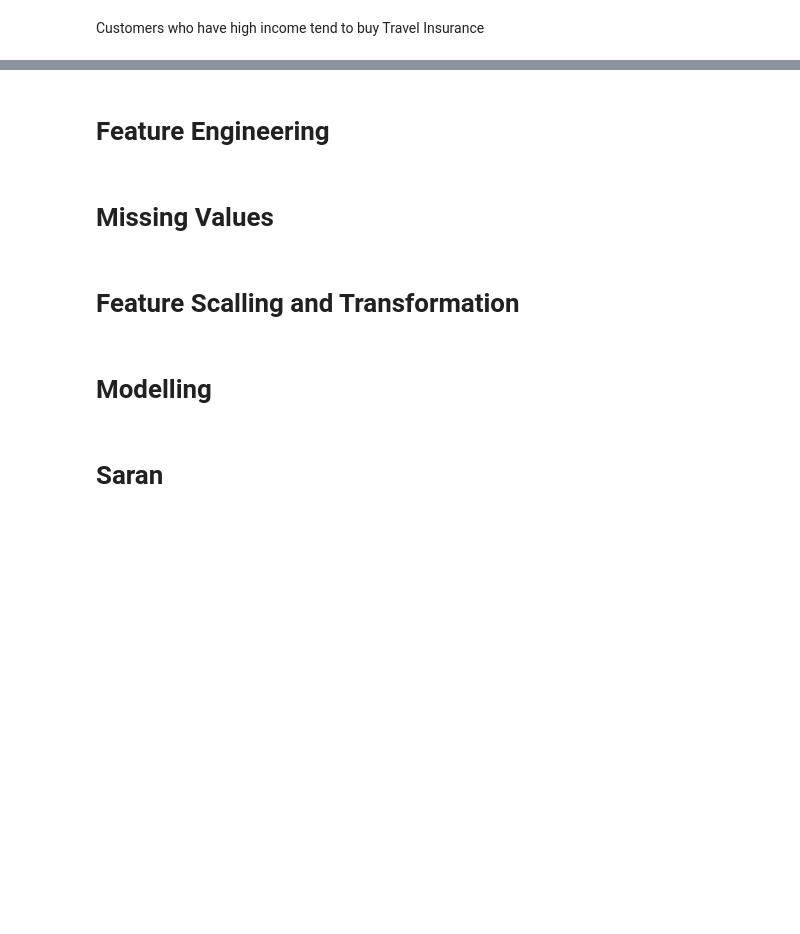
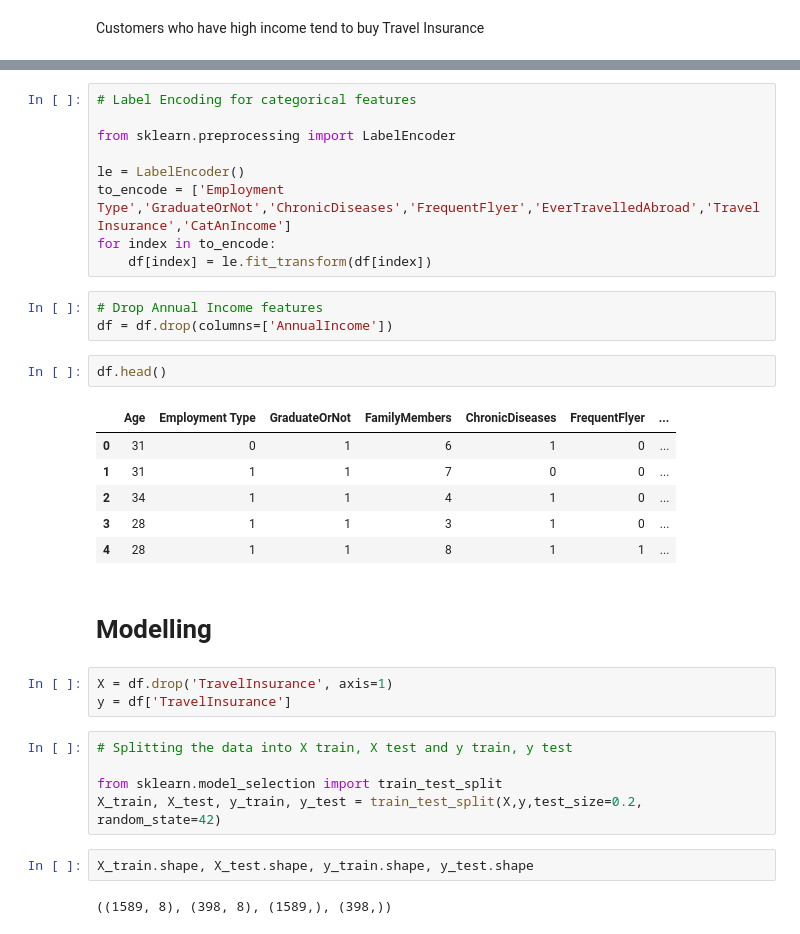
Before and after one commit to vickytanamal/Travel-Insurance-Prediction, a Jupyter notebook: Travel Insurance Prediction.ipynb, the cells around one changed output, grey strips where cells are left out. Cells and saved outputs as stored; diff of their text form; blank space fills up the shorter version.

```diff
--- a/Travel Insurance Prediction.ipynb
+++ b/Travel Insurance Prediction.ipynb
@@ -229,10 +208,35 @@ for i in range(0, len(nums)):
-# %% [markdown]
-# Feature Engineering
-# %% [markdown]
-# Missing Values
-# %% [markdown]
-# Feature Scalling and Transformation
+# %%
+# Label Encoding for categorical features
+
+from sklearn.preprocessing import LabelEncoder
+
+le = LabelEncoder()
+to_encode = ['Employment Type','GraduateOrNot','ChronicDiseases','FrequentFlyer','EverTravelledAbroad','TravelInsurance','CatAnIncome']
+for index in to_encode:
+    df[index] = le.fit_transform(df[index])
+# %%
+# Drop Annual Income features
+df = df.drop(columns=['AnnualIncome'])
+# %%
+df.head()
+# %% [output]
+|  | Age | Employment Type | GraduateOrNot | FamilyMembers | ChronicDiseases | FrequentFlyer | ... |
+| 0 | 31 | 0 | 1 | 6 | 1 | 0 | ... |
+| 1 | 31 | 1 | 1 | 7 | 0 | 0 | ... |
+| 2 | 34 | 1 | 1 | 4 | 1 | 0 | ... |
+| 3 | 28 | 1 | 1 | 3 | 1 | 0 | ... |
+| 4 | 28 | 1 | 1 | 8 | 1 | 1 | ... |
 # %% [markdown]
 # Modelling
-# %% [markdown]
-# Saran
+# %%
+X = df.drop('TravelInsurance', axis=1)
+y = df['TravelInsurance']
+# %%
+# Splitting the data into X train, X test and y train, y test
+
+from sklearn.model_selection import train_test_split
+X_train, X_test, y_train, y_test = train_test_split(X,y,test_size=0.2, random_state=42)
+# %%
+X_train.shape, X_test.shape, y_train.shape, y_test.shape
+# %% [output]
+((1589, 8), (398, 8), (1589,), (398,))
```
Also changed, not shown: parts of 30 cells of this notebook, 4 other files.
